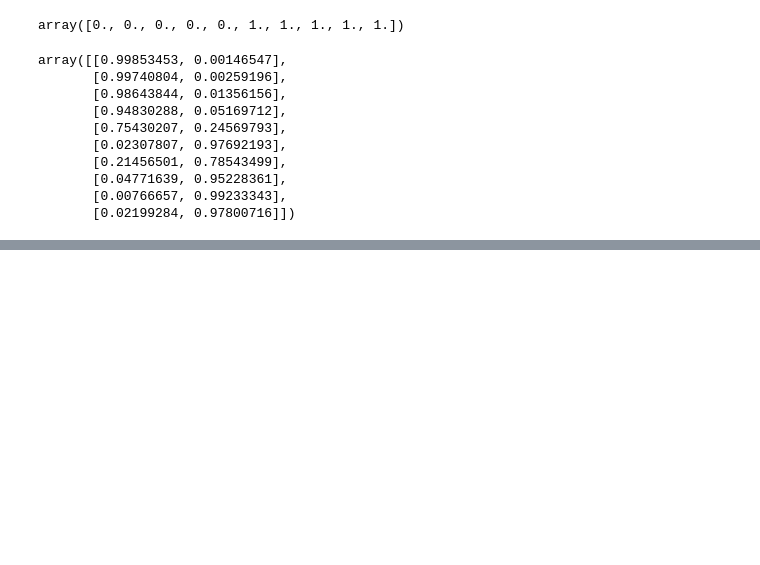
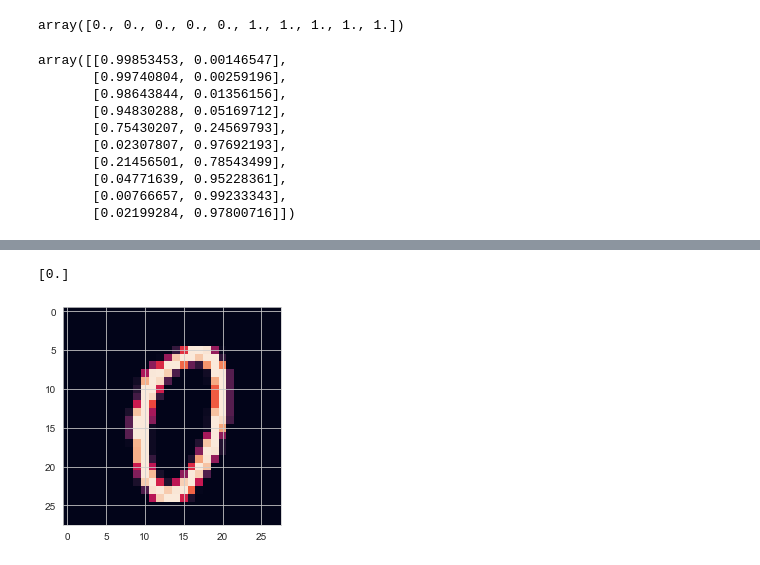
Before and after one commit to mashnun/Classification-Learning, a Jupyter notebook: Classification type ML.ipynb, the cells around one changed output, grey strips where cells are left out. Drawn from its saved outputs; the diff is of its cells as text; code cells hidden in the pictures; blank space fills up the shorter version.

```diff
--- a/Classification type ML.ipynb
+++ b/Classification type ML.ipynb
@@ -64,0 +147,8 @@ array([[0.99853453, 0.00146547],
+# %%
+from sklearn.model_selection import train_test_split
+X_train, X_test, Y_train, Y_test = train_test_split(X, Y, test_size=0.2, shuffle=True, random_state=42) #this will not be deterministic by number only percentage of data can be determined for testing
+# %%
+num_split = 56000
+X1_train, X1_test, Y1_train, Y1_test = X[:num_split], X[num_split:], Y[:num_split], Y[num_split:] #this will be deteministic by number of data
+shuffle_index = np.random.permutation(num_split)
+X_train, Y_train = X_train[shuffle_index], Y_train[shuffle_index]
@@ -64,0 +169,6 @@ array([[0.99853453, 0.00146547],
+# %%
+viz(1000)
+print(clf.predict(X[1000].reshape(1,-1)))
+# %% [output]
+[0.]
+[figure, added]
```
Also changed, not shown: parts of 18 cells of this notebook.
